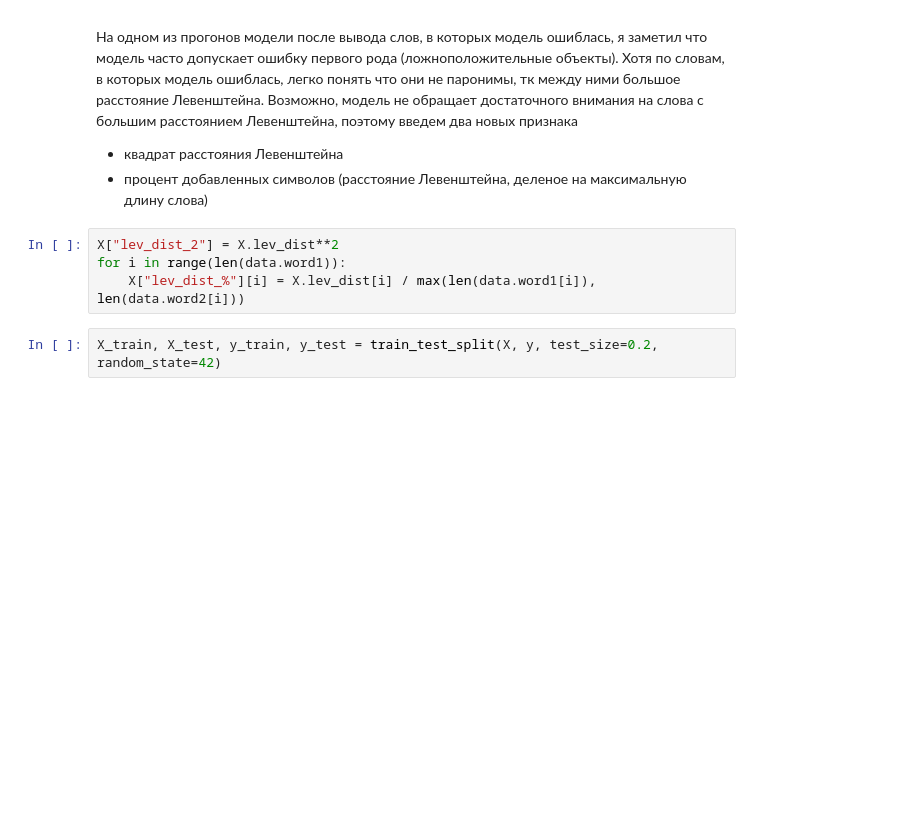
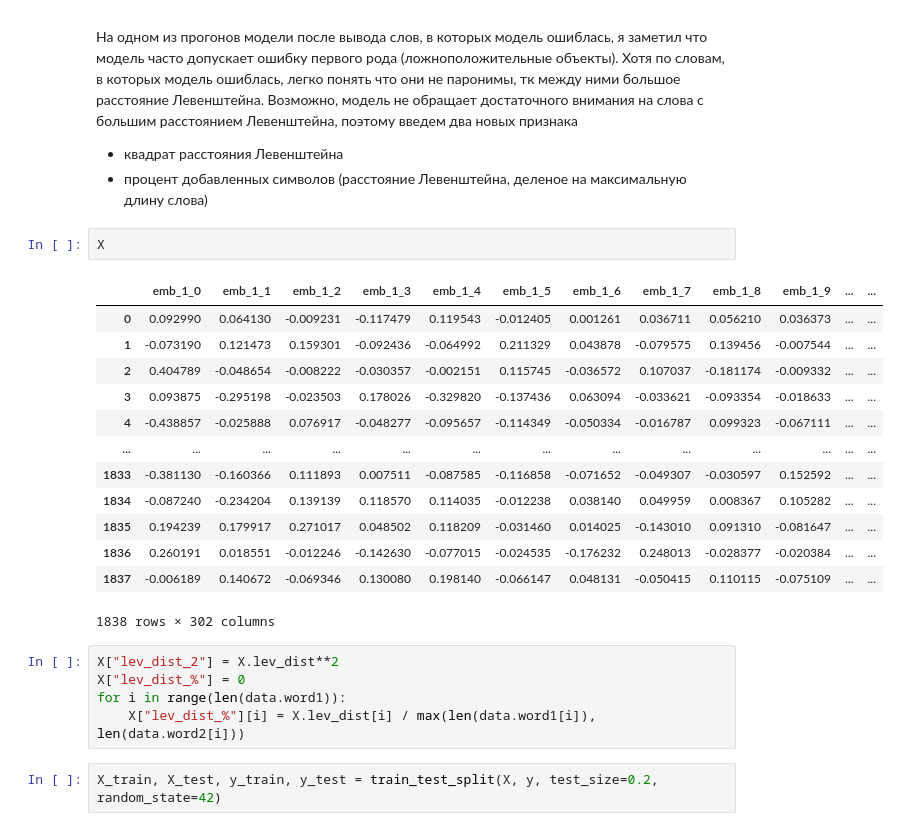
Before and after one commit to PaLashilo/paronyms2, a Jupyter notebook: model.ipynb, the cells around one changed output. Saved outputs shown, nothing was run; the diff lists cells and outputs as text; blank space fills up the shorter version.

```diff
--- a/model.ipynb
+++ b/model.ipynb
@@ -168,8 +174,25 @@ Feature ingineering
 
  - квадрат расстояния Левенштейна
  - процент добавленных символов (расстояние Левенштейна, деленое на максимальную длину слова)
+# %%
+X
+# %% [output]
+|  | emb_1_0 | emb_1_1 | emb_1_2 | emb_1_3 | emb_1_4 | emb_1_5 | emb_1_6 | emb_1_7 | emb_1_8 | emb_1_9 | ... | ... |
+| 0 | 0.092990 | 0.064130 | -0.009231 | -0.117479 | 0.119543 | -0.012405 | 0.001261 | 0.036711 | 0.056210 | 0.036373 | ... | ... |
+| 1 | -0.073190 | 0.121473 | 0.159301 | -0.092436 | -0.064992 | 0.211329 | 0.043878 | -0.079575 | 0.139456 | -0.007544 | ... | ... |
+| 2 | 0.404789 | -0.048654 | -0.008222 | -0.030357 | -0.002151 | 0.115745 | -0.036572 | 0.107037 | -0.181174 | -0.009332 | ... | ... |
+| 3 | 0.093875 | -0.295198 | -0.023503 | 0.178026 | -0.329820 | -0.137436 | 0.063094 | -0.033621 | -0.093354 | -0.018633 | ... | ... |
+| 4 | -0.438857 | -0.025888 | 0.076917 | -0.048277 | -0.095657 | -0.114349 | -0.050334 | -0.016787 | 0.099323 | -0.067111 | ... | ... |
+| ... | ... | ... | ... | ... | ... | ... | ... | ... | ... | ... | ... | ... |
+| 1833 | -0.381130 | -0.160366 | 0.111893 | 0.007511 | -0.087585 | -0.116858 | -0.071652 | -0.049307 | -0.030597 | 0.152592 | ... | ... |
+| 1834 | -0.087240 | -0.234204 | 0.139139 | 0.118570 | 0.114035 | -0.012238 | 0.038140 | 0.049959 | 0.008367 | 0.105282 | ... | ... |
+| 1835 | 0.194239 | 0.179917 | 0.271017 | 0.048502 | 0.118209 | -0.031460 | 0.014025 | -0.143010 | 0.091310 | -0.081647 | ... | ... |
+| 1836 | 0.260191 | 0.018551 | -0.012246 | -0.142630 | -0.077015 | -0.024535 | -0.176232 | 0.248013 | -0.028377 | -0.020384 | ... | ... |
+| 1837 | -0.006189 | 0.140672 | -0.069346 | 0.130080 | 0.198140 | -0.066147 | 0.048131 | -0.050415 | 0.110115 | -0.075109 | ... | ... |
+1838 rows × 302 columns
 # %%
 X["lev_dist_2"] = X.lev_dist**2
+X["lev_dist_%"] = 0
 for i in range(len(data.word1)):
     X["lev_dist_%"][i] = X.lev_dist[i] / max(len(data.word1[i]), len(data.word2[i]))
 # %%
```
Also changed, not shown: parts of 15 cells of this notebook, 4 other files.
